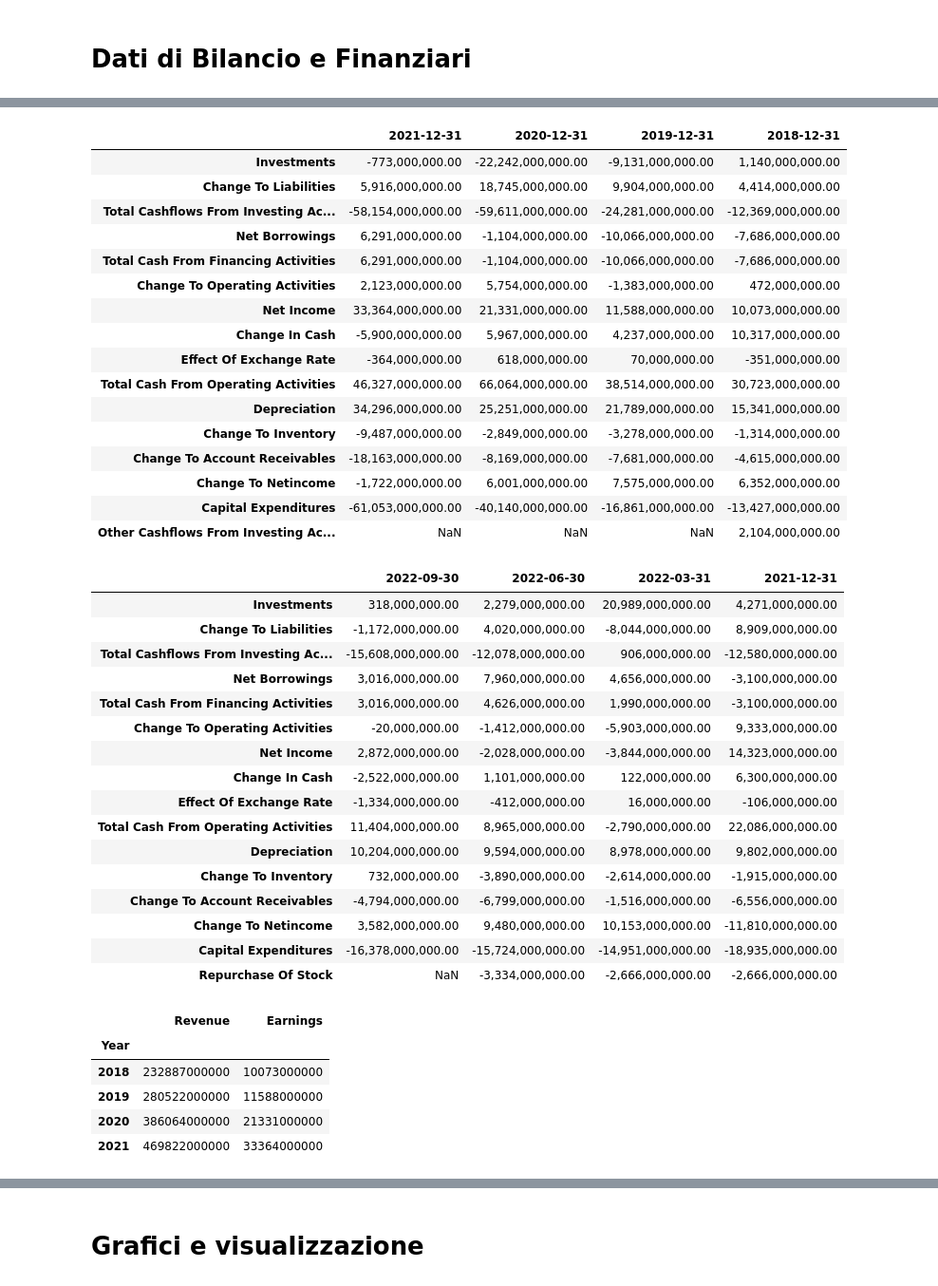
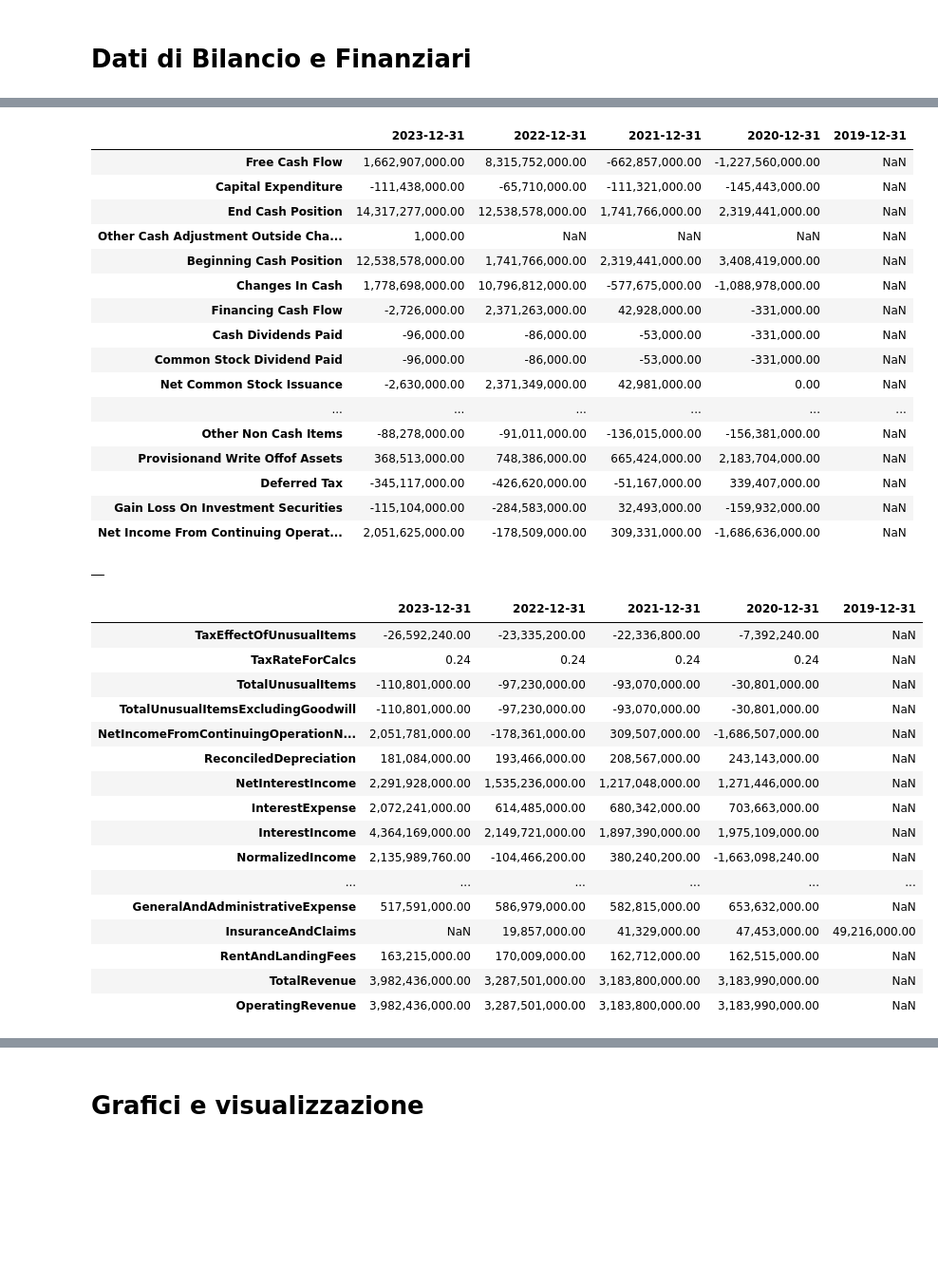
Before and after one commit to GMISSAGLIA/GM_PyLab, a Jupyter notebook: Yahoo_Finance_Data_Download_1.ipynb, the cells around one changed output, grey strips where cells are left out. Shown at 95% size. Saved outputs shown, nothing was run; the diff lists cells and outputs as text; code cells hidden in the pictures; blank space fills up the shorter version.

```diff
--- a/Yahoo_Finance_Data_Download_1.ipynb
+++ b/Yahoo_Finance_Data_Download_1.ipynb
@@ -48,8 +45,9 @@ TickerName = "AMZN"
 # %%
 """
+Scegliamo come esempio il ticker del Monte dei Paschi di Siena
 Download delle informazioni principali
 i dati sono restituiti in una variabile di tipo Dictionary
 """
+TickerName = "BMPS.MI"
 Stock = yf.Ticker(TickerName)
 StockInfo = Stock.info
-type(StockInfo)
@@ -204,49 +212,44 @@ Stock.quarterly_financials
 # %%
 Stock.cashflow
 # %% [output]
-|  | 2021-12-31 | 2020-12-31 | 2019-12-31 | 2018-12-31 |
-| Investments | -773,000,000.00 | -22,242,000,000.00 | -9,131,000,000.00 | 1,140,000,000.00 |
-| Change To Liabilities | 5,916,000,000.00 | 18,745,000,000.00 | 9,904,000,000.00 | 4,414,000,000.00 |
-| Total Cashflows From Investing Ac... | -58,154,000,000.00 | -59,611,000,000.00 | -24,281,000,000.00 | -12,369,000,000.00 |
-| Net Borrowings | 6,291,000,000.00 | -1,104,000,000.00 | -10,066,000,000.00 | -7,686,000,000.00 |
-| Total Cash From Financing Activities | 6,291,000,000.00 | -1,104,000,000.00 | -10,066,000,000.00 | -7,686,000,000.00 |
-| Change To Operating Activities | 2,123,000,000.00 | 5,754,000,000.00 | -1,383,000,000.00 | 472,000,000.00 |
-| Net Income | 33,364,000,000.00 | 21,331,000,000.00 | 11,588,000,000.00 | 10,073,000,000.00 |
-| Change In Cash | -5,900,000,000.00 | 5,967,000,000.00 | 4,237,000,000.00 | 10,317,000,000.00 |
-| Effect Of Exchange Rate | -364,000,000.00 | 618,000,000.00 | 70,000,000.00 | -351,000,000.00 |
-| Total Cash From Operating Activities | 46,327,000,000.00 | 66,064,000,000.00 | 38,514,000,000.00 | 30,723,000,000.00 |
-| Depreciation | 34,296,000,000.00 | 25,251,000,000.00 | 21,789,000,000.00 | 15,341,000,000.00 |
-| Change To Inventory | -9,487,000,000.00 | -2,849,000,000.00 | -3,278,000,000.00 | -1,314,000,000.00 |
-| Change To Account Receivables | -18,163,000,000.00 | -8,169,000,000.00 | -7,681,000,000.00 | -4,615,000,000.00 |
-| Change To Netincome | -1,722,000,000.00 | 6,001,000,000.00 | 7,575,000,000.00 | 6,352,000,000.00 |
-| Capital Expenditures | -61,053,000,000.00 | -40,140,000,000.00 | -16,861,000,000.00 | -13,427,000,000.00 |
-| Other Cashflows From Investing Ac... | NaN | NaN | NaN | 2,104,000,000.00 |
+|  | 2023-12-31 | 2022-12-31 | 2021-12-31 | 2020-12-31 | 2019-12-31 |
+| Free Cash Flow | 1,662,907,000.00 | 8,315,752,000.00 | -662,857,000.00 | -1,227,560,000.00 | NaN |
+| Capital Expenditure | -111,438,000.00 | -65,710,000.00 | -111,321,000.00 | -145,443,000.00 | NaN |
+| End Cash Position | 14,317,277,000.00 | 12,538,578,000.00 | 1,741,766,000.00 | 2,319,441,000.00 | NaN |
+| Other Cash Adjustment Outside Cha... | 1,000.00 | NaN | NaN | NaN | NaN |
+| Beginning Cash Position | 12,538,578,000.00 | 1,741,766,000.00 | 2,319,441,000.00 | 3,408,419,000.00 | NaN |
+| Changes In Cash | 1,778,698,000.00 | 10,796,812,000.00 | -577,675,000.00 | -1,088,978,000.00 | NaN |
+| Financing Cash Flow | -2,726,000.00 | 2,371,263,000.00 | 42,928,000.00 | -331,000.00 | NaN |
+| Cash Dividends Paid | -96,000.00 | -86,000.00 | -53,000.00 | -331,000.00 | NaN |
+| Common Stock Dividend Paid | -96,000.00 | -86,000.00 | -53,000.00 | -331,000.00 | NaN |
+| Net Common Stock Issuance | -2,630,000.00 | 2,371,349,000.00 | 42,981,000.00 | 0.00 | NaN |
+| ... | ... | ... | ... | ... | ... |
+| Other Non Cash Items | -88,278,000.00 | -91,011,000.00 | -136,015,000.00 | -156,381,000.00 | NaN |
+| Provisionand Write Offof Assets | 368,513,000.00 | 748,386,000.00 | 665,424,000.00 | 2,183,704,000.00 | NaN |
+| Deferred Tax | -345,117,000.00 | -426,620,000.00 | -51,167,000.00 | 339,407,000.00 | NaN |
+| Gain Loss On Investment Securities | -115,104,000.00 | -284,583,000.00 | 32,493,000.00 | -159,932,000.00 | NaN |
+| Net Income From Continuing Operat... | 2,051,625,000.00 | -178,509,000.00 | 309,331,000.00 | -1,686,636,000.00 | NaN |
 # %%
 Stock.quarterly_cashflow
 # %% [output]
-|  | 2022-09-30 | 2022-06-30 | 2022-03-31 | 2021-12-31 |
-| Investments | 318,000,000.00 | 2,279,000,000.00 | 20,989,000,000.00 | 4,271,000,000.00 |
-| Change To Liabilities | -1,172,000,000.00 | 4,020,000,000.00 | -8,044,000,000.00 | 8,909,000,000.00 |
-| Total Cashflows From Investing Ac... | -15,608,000,000.00 | -12,078,000,000.00 | 906,000,000.00 | -12,580,000,000.00 |
-| Net Borrowings | 3,016,000,000.00 | 7,960,000,000.00 | 4,656,000,000.00 | -3,100,000,000.00 |
-| Total Cash From Financing Activities | 3,016,000,000.00 | 4,626,000,000.00 | 1,990,000,000.00 | -3,100,000,000.00 |
-| Change To Operating Activities | -20,000,000.00 | -1,412,000,000.00 | -5,903,000,000.00 | 9,333,000,000.00 |
-| Net Income | 2,872,000,000.00 | -2,028,000,000.00 | -3,844,000,000.00 | 14,323,000,000.00 |
-| Change In Cash | -2,522,000,000.00 | 1,101,000,000.00 | 122,000,000.00 | 6,300,000,000.00 |
-| Effect Of Exchange Rate | -1,334,000,000.00 | -412,000,000.00 | 16,000,000.00 | -106,000,000.00 |
-| Total Cash From Operating Activities | 11,404,000,000.00 | 8,965,000,000.00 | -2,790,000,000.00 | 22,086,000,000.00 |
-| Depreciation | 10,204,000,000.00 | 9,594,000,000.00 | 8,978,000,000.00 | 9,802,000,000.00 |
-| Change To Inventory | 732,000,000.00 | -3,890,000,000.00 | -2,614,000,000.00 | -1,915,000,000.00 |
-| Change To Account Receivables | -4,794,000,000.00 | -6,799,000,000.00 | -1,516,000,000.00 | -6,556,000,000.00 |
-| Change To Netincome | 3,582,000,000.00 | 9,480,000,000.00 | 10,153,000,000.00 | -11,810,000,000.00 |
-| Capital Expenditures | -16,378,000,000.00 | -15,724,000,000.00 | -14,951,000,000.00 | -18,935,000,000.00 |
-| Repurchase Of Stock | NaN | -3,334,000,000.00 | -2,666,000,000.00 | -2,666,000,000.00 |
+|  |
 # %%
-Stock.earnings
+Stock.get_income_stmt()
 # %% [output]
-|  | Revenue | Earnings |
-| Year |  |  |
-| 2018 | 232887000000 | 10073000000 |
-| 2019 | 280522000000 | 11588000000 |
-| 2020 | 386064000000 | 21331000000 |
-| 2021 | 469822000000 | 33364000000 |
+|  | 2023-12-31 | 2022-12-31 | 2021-12-31 | 2020-12-31 | 2019-12-31 |
+| TaxEffectOfUnusualItems | -26,592,240.00 | -23,335,200.00 | -22,336,800.00 | -7,392,240.00 | NaN |
+| TaxRateForCalcs | 0.24 | 0.24 | 0.24 | 0.24 | NaN |
+| TotalUnusualItems | -110,801,000.00 | -97,230,000.00 | -93,070,000.00 | -30,801,000.00 | NaN |
+| TotalUnusualItemsExcludingGoodwill | -110,801,000.00 | -97,230,000.00 | -93,070,000.00 | -30,801,000.00 | NaN |
+| NetIncomeFromContinuingOperationN... | 2,051,781,000.00 | -178,361,000.00 | 309,507,000.00 | -1,686,507,000.00 | NaN |
+| ReconciledDepreciation | 181,084,000.00 | 193,466,000.00 | 208,567,000.00 | 243,143,000.00 | NaN |
+| NetInterestIncome | 2,291,928,000.00 | 1,535,236,000.00 | 1,217,048,000.00 | 1,271,446,000.00 | NaN |
+| InterestExpense | 2,072,241,000.00 | 614,485,000.00 | 680,342,000.00 | 703,663,000.00 | NaN |
+| InterestIncome | 4,364,169,000.00 | 2,149,721,000.00 | 1,897,390,000.00 | 1,975,109,000.00 | NaN |
+| NormalizedIncome | 2,135,989,760.00 | -104,466,200.00 | 380,240,200.00 | -1,663,098,240.00 | NaN |
+| ... | ... | ... | ... | ... | ... |
+| GeneralAndAdministrativeExpense | 517,591,000.00 | 586,979,000.00 | 582,815,000.00 | 653,632,000.00 | NaN |
+| InsuranceAndClaims | NaN | 19,857,000.00 | 41,329,000.00 | 47,453,000.00 | 49,216,000.00 |
+| RentAndLandingFees | 163,215,000.00 | 170,009,000.00 | 162,712,000.00 | 162,515,000.00 | NaN |
+| TotalRevenue | 3,982,436,000.00 | 3,287,501,000.00 | 3,183,800,000.00 | 3,183,990,000.00 | NaN |
+| OperatingRevenue | 3,982,436,000.00 | 3,287,501,000.00 | 3,183,800,000.00 | 3,183,990,000.00 | NaN |
```
Also changed, not shown: parts of 38 cells of this notebook.
